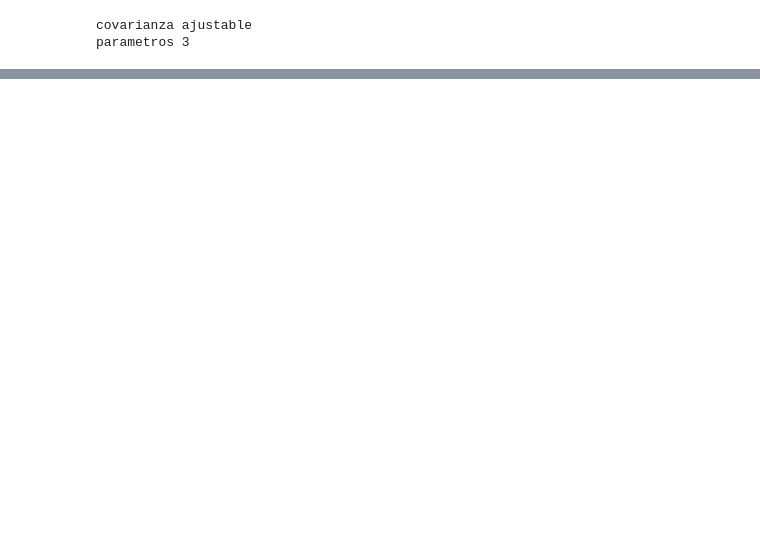
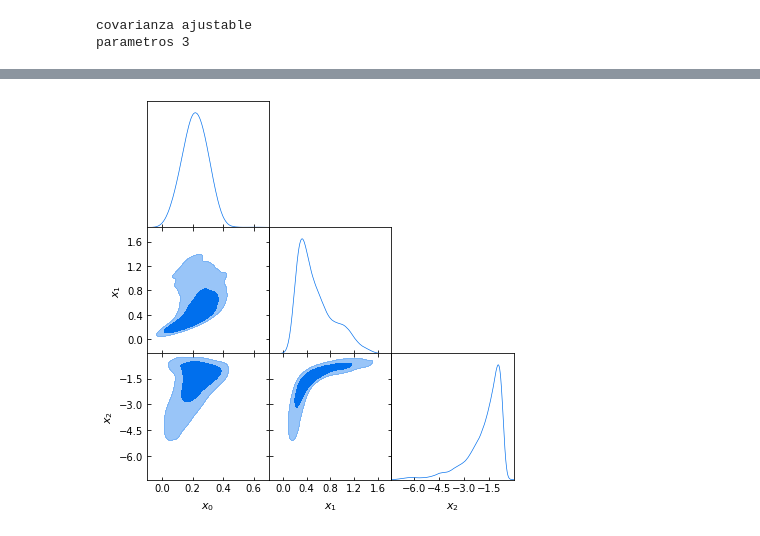
Before and after one commit to fluowhy/MCMC-methods, a Jupyter notebook: mcmc.ipynb, the cells around one changed output, grey strips where cells are left out. Cells and saved outputs as stored; diff of their text form; code cells hidden in the pictures; blank space fills up the shorter version.

Commit message:
add getdist plots

```diff
--- a/mcmc.ipynb
+++ b/mcmc.ipynb
@@ -206,15 +212,16 @@ def cuenta(x2, W):
         R = np.concatenate((R, np.array((wi[:ms68], wi[:ms95], wi[:ms99]))))
     return R, x2[ms68], x2[ms95], x2[ms99]
 # %%
+install('getdist')
+
 # saved things directory
-direc = '/home/mauricio/Documents/Uni/Intro_2/'
-
+direc = '/home/mauricio/Documents/Uni/Intro_2/' + 'gal.txt'
 plt.clf()
 
 # Carga de datos
-redshift = np.genfromtxt(direc + 'gal.txt', usecols=(1))
-mu_obs = np.genfromtxt(direc + 'gal.txt', usecols=(2)) # m - M
-cov = np.genfromtxt(direc + 'gal.txt', usecols=(3))
+redshift = np.genfromtxt('gal.txt', usecols=(1))
+mu_obs = np.genfromtxt('gal.txt', usecols=(2)) # m - M
+cov = np.genfromtxt('gal.txt', usecols=(3))
 
 p = np.argsort(redshift)
 redshift = redshift[p]
@@ -481,0 +389,14 @@ NameError: name 'o' is not defined
+# %%
+#Get the getdist MCSamples objects for the samples, specifying same parameter
+#names and labels; if not specified weights are assumed to all be unity
+ndim = 3
+names = ["x%s"%i for i in range(ndim)]
+labels =  ["x_%s"%i for i in range(ndim)]
+samps = np.vstack((t1, t2, t3)).T
+samples = MCSamples(samples=samps, names=names, labels=labels)
+
+#Triangle plot
+g = plots.getSubplotPlotter()
+g.triangle_plot([samples], filled=True)
+# %% [output]
+[figure, added]
```
Also changed, not shown: parts of 9 cells of this notebook.
